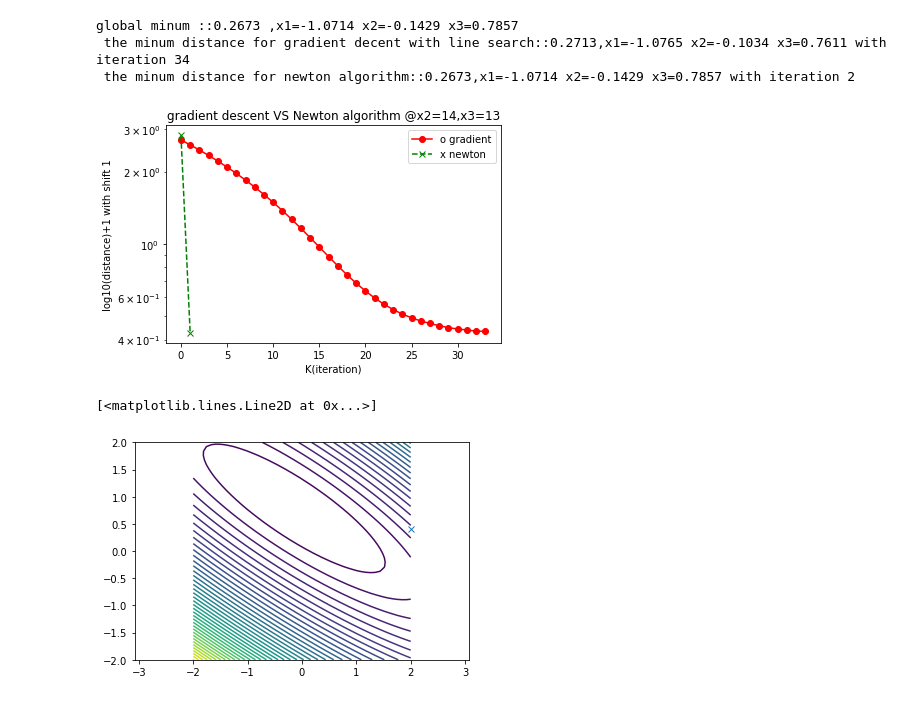
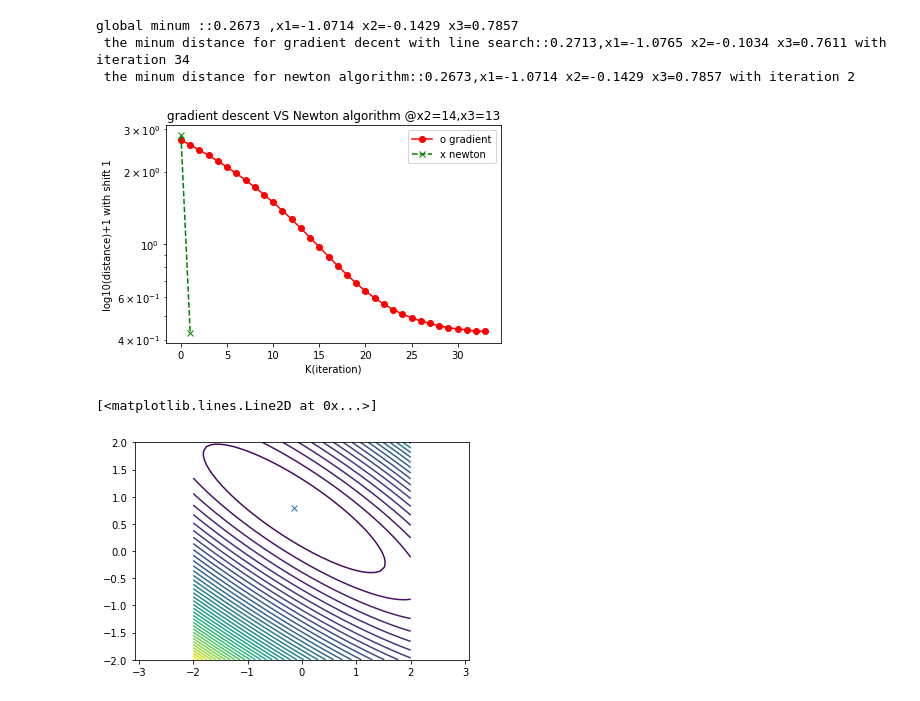
Before and after one commit to schen304joseph/598HW2, a Jupyter notebook: 598HW2.ipynb, the cells around one changed output. Saved outputs shown, nothing was run; the diff lists cells and outputs as text; code cells hidden in the pictures.

```diff
--- a/598HW2.ipynb
+++ b/598HW2.ipynb
@@ -7,7 +7,7 @@
 # %%
 import math
 import numpy as np
-import matplotlib.pyplot as pt
+import matplotlib.pyplot as plt
 from mpl_toolkits.mplot3d import axes3d
 
 def loss_func(x):
@@ -87,41 +87,38 @@ sol,cc2,d2=newtons(x)
 x1=1-2*sol[0]-3*sol[1]
 print(" the minum distance for newton algorithm::%.4f,x1=%.4f x2=%.4f x3=%.4f"%(d2[-1],x1,sol[0],sol[1]),"with iteration",cc2)
 
-
-import matplotlib.pyplot as plt
 %matplotlib inline
 
 fig = plt.figure()
 
 for i in range(0,cc1):
     d1[i]=math.log10(d1[i])+1
 
 for i in range(0,cc2):
     d2[i]=math.log10(d2[i])+1
 
 plt.plot(d1, 'ro-',label='o gradient')
 plt.plot(d2, 'gx--',label='x newton')
 plt.semilogy()
 
 plt.legend()
 plt.xlabel('K(iteration)')
 plt.ylabel('log10(distance)+1 with shift 1')
 plt.title('gradient descent VS Newton algorithm @x2=14,x3=13')
 plt.show()
-
-fig = pt.figure()
+fig = plt.figure()
 xmesh, ymesh = np.mgrid[-2:2:50j,-2:2:50j]
 fmesh = loss_func(np.array([xmesh, ymesh]))[0]
 pt.contour(xmesh, ymesh, fmesh, 50)
-pt.axis("equal")
-it_array = np.array(guesses)
-pt.plot(it_array.T[0], it_array.T[1], "x-")
+plt.axis("equal")
+it_array = np.array(sol)
+plt.plot(it_array.T[0], it_array.T[1], "x-")
 # %% [output]
 global minum ::0.2673 ,x1=-1.0714 x2=-0.1429 x3=0.7857
  the minum distance for gradient decent with line search::0.2713,x1=-1.0765 x2=-0.1034 x3=0.7611 with iteration 34
  the minum distance for newton algorithm::0.2673,x1=-1.0714 x2=-0.1429 x3=0.7857 with iteration 2
 [figure]
 [<matplotlib.lines.Line2D at 0x...>]
-[figure, old version]
+[figure, new version]
 # %% [markdown]
 ![7F06CCC7-690E-49E1-8794-E9BB5EA27E12.jpeg](embedded-picture-1)
```
